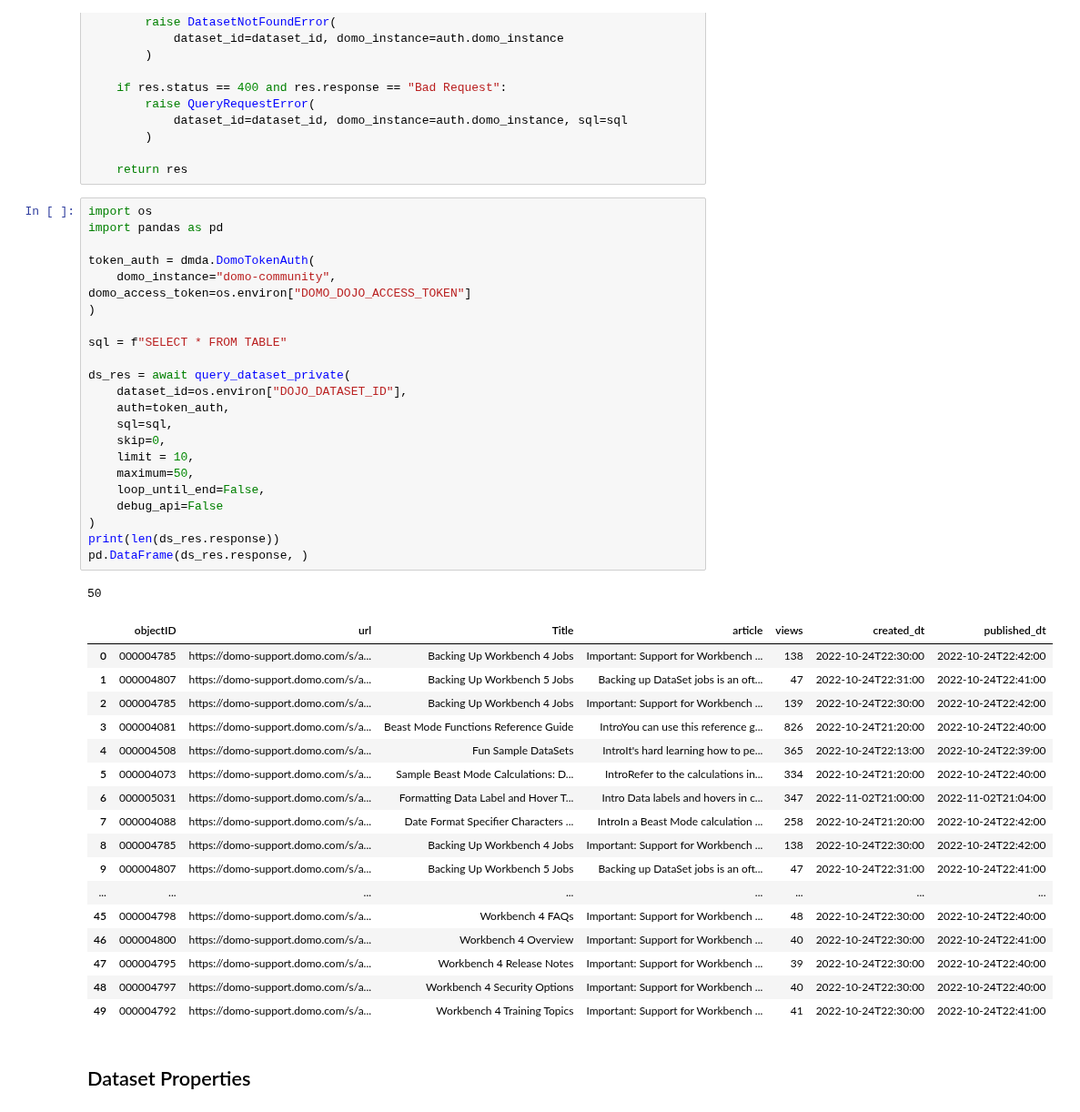
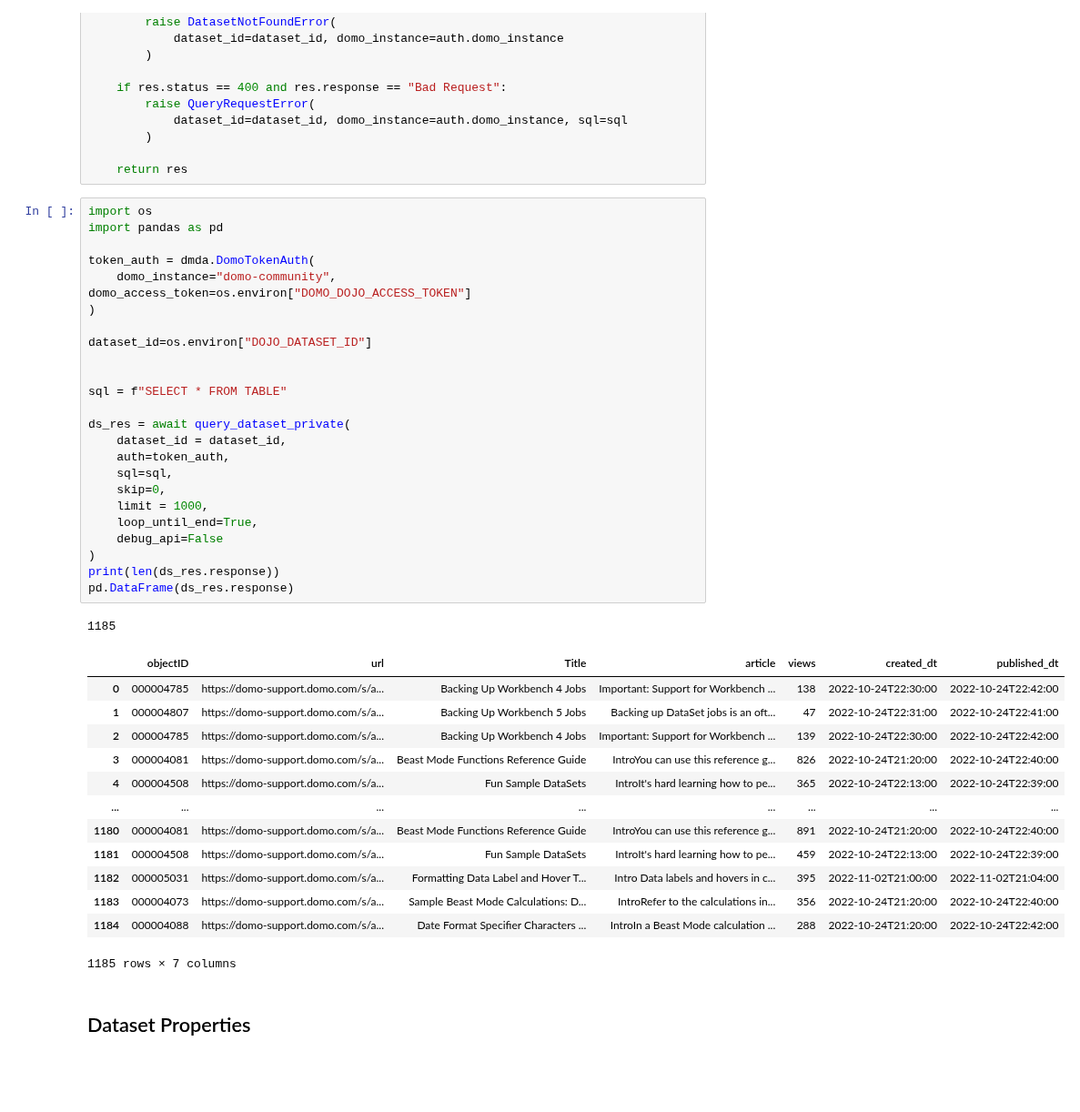
Before and after one commit to jaewilson07/domo_library, a Jupyter notebook: nbs/routes/dataset.ipynb, the cells around one changed output. Shown at 91% size. Cells and saved outputs as stored; diff of their text form; blank space fills up the shorter version.

```diff
--- a/nbs/routes/dataset.ipynb
+++ b/nbs/routes/dataset.ipynb
@@ -134,44 +134,42 @@ async def query_dataset_private(
 # %%
 import os
 import pandas as pd
 
 token_auth = dmda.DomoTokenAuth(
     domo_instance="domo-community", domo_access_token=os.environ["DOMO_DOJO_ACCESS_TOKEN"]
 )
 
+dataset_id=os.environ["DOJO_DATASET_ID"]
+
+
 sql = f"SELECT * FROM TABLE"
 
 ds_res = await query_dataset_private(
-    dataset_id=os.environ["DOJO_DATASET_ID"],
+    dataset_id = dataset_id,
     auth=token_auth,
     sql=sql,
     skip=0,
-    limit = 10,
-    maximum=50,
-    loop_until_end=False,
+    limit = 1000,
+    loop_until_end=True,
     debug_api=False
 )
 print(len(ds_res.response))
-pd.DataFrame(ds_res.response, )
+pd.DataFrame(ds_res.response)
 # %% [output]
-50
+1185
 |  | objectID | url | Title | article | views | created_dt | published_dt |
 | 0 | 000004785 | https://domo-support.domo.com/s/a... | Backing Up Workbench 4 Jobs | Important: Support for Workbench ... | 138 | 2022-10-24T22:30:00 | 2022-10-24T22:42:00 |
 | 1 | 000004807 | https://domo-support.domo.com/s/a... | Backing Up Workbench 5 Jobs | Backing up DataSet jobs is an oft... | 47 | 2022-10-24T22:31:00 | 2022-10-24T22:41:00 |
 | 2 | 000004785 | https://domo-support.domo.com/s/a... | Backing Up Workbench 4 Jobs | Important: Support for Workbench ... | 139 | 2022-10-24T22:30:00 | 2022-10-24T22:42:00 |
 | 3 | 000004081 | https://domo-support.domo.com/s/a... | Beast Mode Functions Reference Guide | IntroYou can use this reference g... | 826 | 2022-10-24T21:20:00 | 2022-10-24T22:40:00 |
 | 4 | 000004508 | https://domo-support.domo.com/s/a... | Fun Sample DataSets | IntroIt's hard learning how to pe... | 365 | 2022-10-24T22:13:00 | 2022-10-24T22:39:00 |
-| 5 | 000004073 | https://domo-support.domo.com/s/a... | Sample Beast Mode Calculations: D... | IntroRefer to the calculations in... | 334 | 2022-10-24T21:20:00 | 2022-10-24T22:40:00 |
-| 6 | 000005031 | https://domo-support.domo.com/s/a... | Formatting Data Label and Hover T... | Intro Data labels and hovers in c... | 347 | 2022-11-02T21:00:00 | 2022-11-02T21:04:00 |
-| 7 | 000004088 | https://domo-support.domo.com/s/a... | Date Format Specifier Characters ... | IntroIn a Beast Mode calculation ... | 258 | 2022-10-24T21:20:00 | 2022-10-24T22:42:00 |
-| 8 | 000004785 | https://domo-support.domo.com/s/a... | Backing Up Workbench 4 Jobs | Important: Support for Workbench ... | 138 | 2022-10-24T22:30:00 | 2022-10-24T22:42:00 |
-| 9 | 000004807 | https://domo-support.domo.com/s/a... | Backing Up Workbench 5 Jobs | Backing up DataSet jobs is an oft... | 47 | 2022-10-24T22:31:00 | 2022-10-24T22:41:00 |
 | ... | ... | ... | ... | ... | ... | ... | ... |
-| 45 | 000004798 | https://domo-support.domo.com/s/a... | Workbench 4 FAQs | Important: Support for Workbench ... | 48 | 2022-10-24T22:30:00 | 2022-10-24T22:40:00 |
-| 46 | 000004800 | https://domo-support.domo.com/s/a... | Workbench 4 Overview | Important: Support for Workbench ... | 40 | 2022-10-24T22:30:00 | 2022-10-24T22:41:00 |
-| 47 | 000004795 | https://domo-support.domo.com/s/a... | Workbench 4 Release Notes | Important: Support for Workbench ... | 39 | 2022-10-24T22:30:00 | 2022-10-24T22:40:00 |
-| 48 | 000004797 | https://domo-support.domo.com/s/a... | Workbench 4 Security Options | Important: Support for Workbench ... | 40 | 2022-10-24T22:30:00 | 2022-10-24T22:40:00 |
-| 49 | 000004792 | https://domo-support.domo.com/s/a... | Workbench 4 Training Topics | Important: Support for Workbench ... | 41 | 2022-10-24T22:30:00 | 2022-10-24T22:41:00 |
+| 1180 | 000004081 | https://domo-support.domo.com/s/a... | Beast Mode Functions Reference Guide | IntroYou can use this reference g... | 891 | 2022-10-24T21:20:00 | 2022-10-24T22:40:00 |
+| 1181 | 000004508 | https://domo-support.domo.com/s/a... | Fun Sample DataSets | IntroIt's hard learning how to pe... | 459 | 2022-10-24T22:13:00 | 2022-10-24T22:39:00 |
+| 1182 | 000005031 | https://domo-support.domo.com/s/a... | Formatting Data Label and Hover T... | Intro Data labels and hovers in c... | 395 | 2022-11-02T21:00:00 | 2022-11-02T21:04:00 |
+| 1183 | 000004073 | https://domo-support.domo.com/s/a... | Sample Beast Mode Calculations: D... | IntroRefer to the calculations in... | 356 | 2022-10-24T21:20:00 | 2022-10-24T22:40:00 |
+| 1184 | 000004088 | https://domo-support.domo.com/s/a... | Date Format Specifier Characters ... | IntroIn a Beast Mode calculation ... | 288 | 2022-10-24T21:20:00 | 2022-10-24T22:42:00 |
+1185 rows × 7 columns
 # %% [markdown]
 ## Dataset Properties
 # %%
```
Also changed, not shown: 55 other files.
